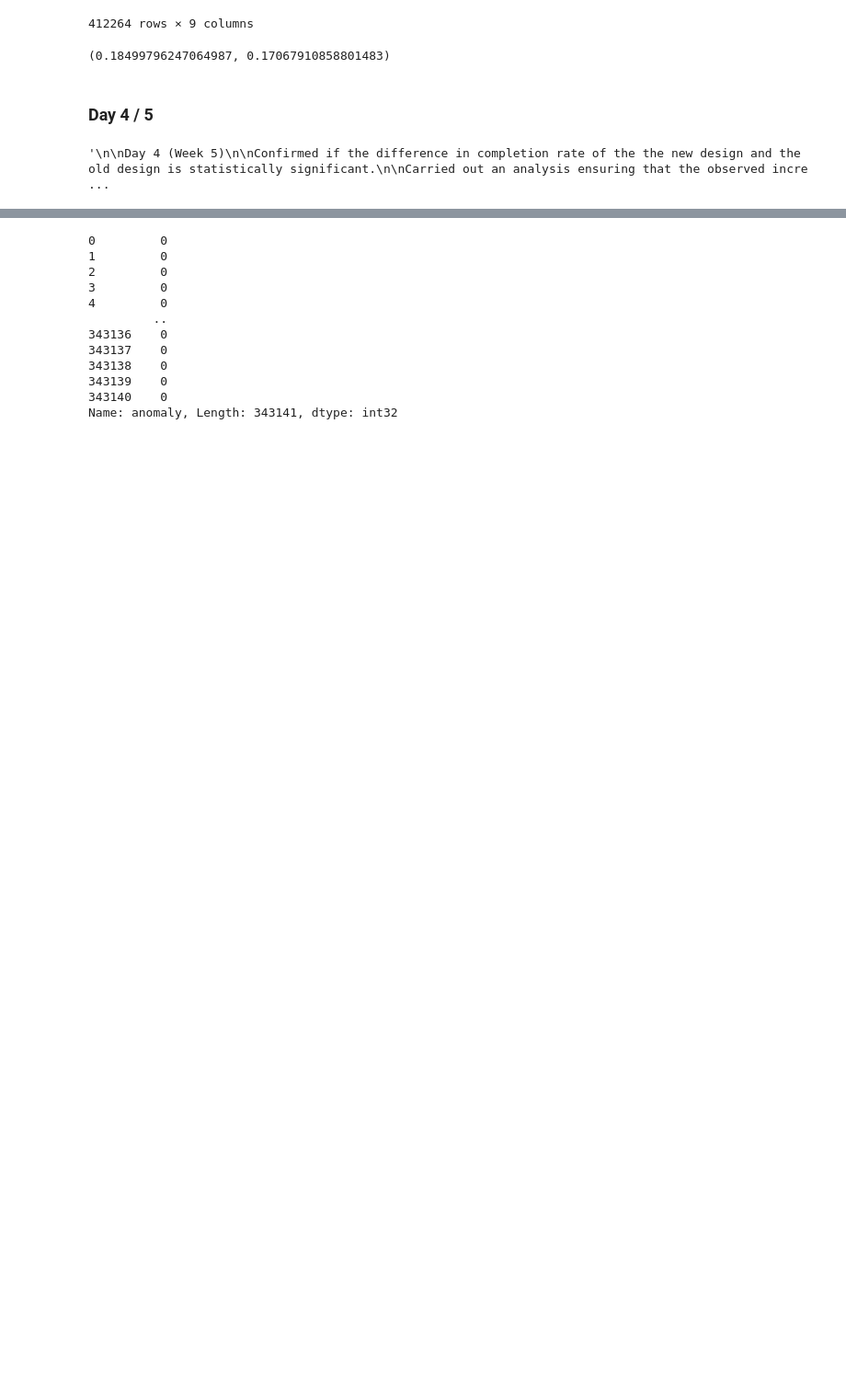
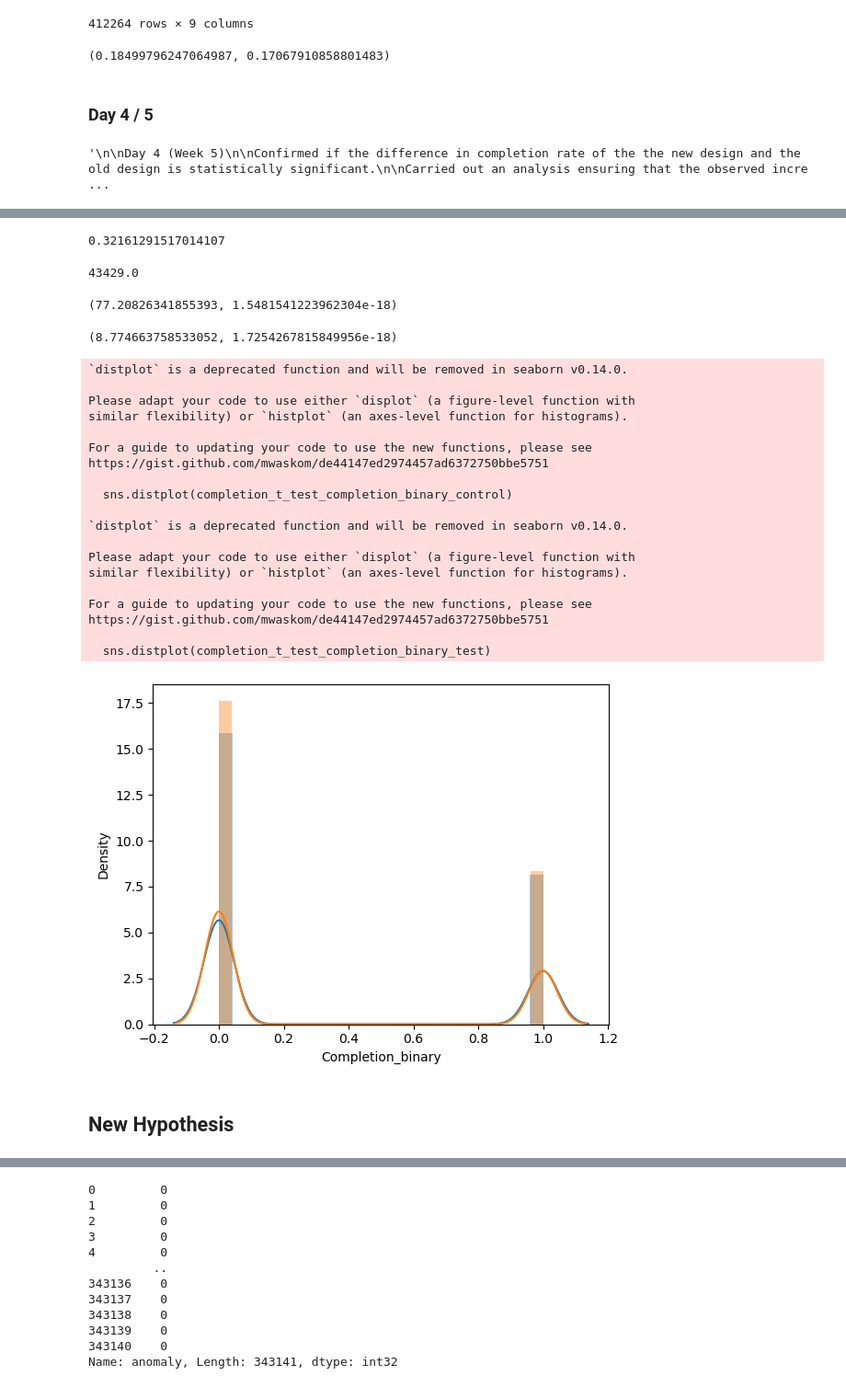
Before and after one commit to JorgeMMLRodrigues/vanguard_project, a Jupyter notebook: Main.ipynb, the cells around one changed output, grey strips where cells are left out. Shown at 92% size. Drawn from its saved outputs; the diff is of its cells as text; code cells hidden in the pictures; blank space fills up the shorter version.

Commit message:
Day 4 follow up. levene and t test. Holy weekend

```diff
--- a/Main.ipynb
+++ b/Main.ipynb
@@ -1236,0 +1355,17 @@ Additional Data Needs
+# %%
+######### Test
+
+# Build records for each attempt
+df_completion_records_test = []
+for client_id, group in df_final_web_data_pt_2_completion_rate.groupby('client_id'):
+    steps = group.sort_values('date_time')['process_step'].tolist()
+    results = segment_and_classify(steps)
+    for result in results:
+        df_completion_records_test.append({'client_id': client_id, 'Completion': result})
+
+# Convert to DataFrame
+df_completion_test = pd.DataFrame(df_completion_records_test)
+
+# Optional: sort for clarity
+df_completion_test['Completion'] = pd.Categorical(df_completion_test['Completion'], categories=['completed', 'not_completed', 'anomaly'])
+df_completion_test = df_completion_test.sort_values(['client_id', 'Completion']).reset_index(drop=True)
@@ -1236,0 +1388,12 @@ Additional Data Needs
+# %%
+######### CONTROL
+
+df_completion_t_test_control = df_completion_control[df_completion_control['Completion'] != 'anomaly'].copy()
+df_completion_t_test_control['Completion_binary'] = df_completion_t_test_control['Completion'].map({'completed': 1, 'not_completed': 0})
+# %%
+######### Test
+df_completion_t_test_test = df_completion_test[df_completion_test['Completion'] != 'anomaly'].copy()
+df_completion_t_test_test['Completion_binary'] = df_completion_t_test_test['Completion'].map({'completed': 1, 'not_completed': 0})
+# %%
+completion_t_test_completion_binary_control= df_completion_t_test_control['Completion_binary']
+completion_t_test_completion_binary_test = df_completion_t_test_test['Completion_binary']
@@ -1236,0 +1408,50 @@ Additional Data Needs
+# %%
+completion_t_test_completion_binary_test.sum()/len(df_completion_test)
+# %% [output]
+0.32161291517014107
+# %%
+completion_t_test_completion_binary_test.sum()
+# %% [output]
+43429.0
+# %%
+stat_var_completion_binary_control, p_value_var_completion_binary_control = stats.levene(completion_t_test_completion_binary_control, completion_t_test_completion_binary_test)
+stat_var_completion_binary_control, p_value_var_completion_binary_control
+
+# p value shows that variance is not significant btw the two data
+# %% [output]
+(77.20826341855393, 1.5481541223962304e-18)
+# %%
+stat_sig_completion_binary_control, p_value_completion_binary_control = stats.ttest_ind(completion_t_test_completion_binary_control, completion_t_test_completion_binary_test, equal_var=False)
+
+stat_sig_completion_binary_control, p_value_completion_binary_control
+
+# the p value is higher than 0.05 .  Indicates that the two groups have similar means
+# %% [output]
+(8.774663758533052, 1.7254267815849956e-18)
+# %%
+sns.distplot(completion_t_test_completion_binary_control)
+sns.distplot(completion_t_test_completion_binary_test)
+plt.show()
+# %% [output]
+`distplot` is a deprecated function and will be removed in seaborn v0.14.0.
+
+Please adapt your code to use either `displot` (a figure-level function with
+similar flexibility) or `histplot` (an axes-level function for histograms).
+
+For a guide to updating your code to use the new functions, please see
+https://gist.github.com/mwaskom/de44147ed2974457ad6372750bbe5751
+
+  sns.distplot(completion_t_test_completion_binary_control)
+
+`distplot` is a deprecated function and will be removed in seaborn v0.14.0.
+
+Please adapt your code to use either `displot` (a figure-level function with
+similar flexibility) or `histplot` (an axes-level function for histograms).
+
+For a guide to updating your code to use the new functions, please see
+https://gist.github.com/mwaskom/de44147ed2974457ad6372750bbe5751
+
+  sns.distplot(completion_t_test_completion_binary_test)
+[figure, added]
+# %% [markdown]
+## New Hypothesis
```
Also changed, not shown: parts of 29 cells of this notebook.
